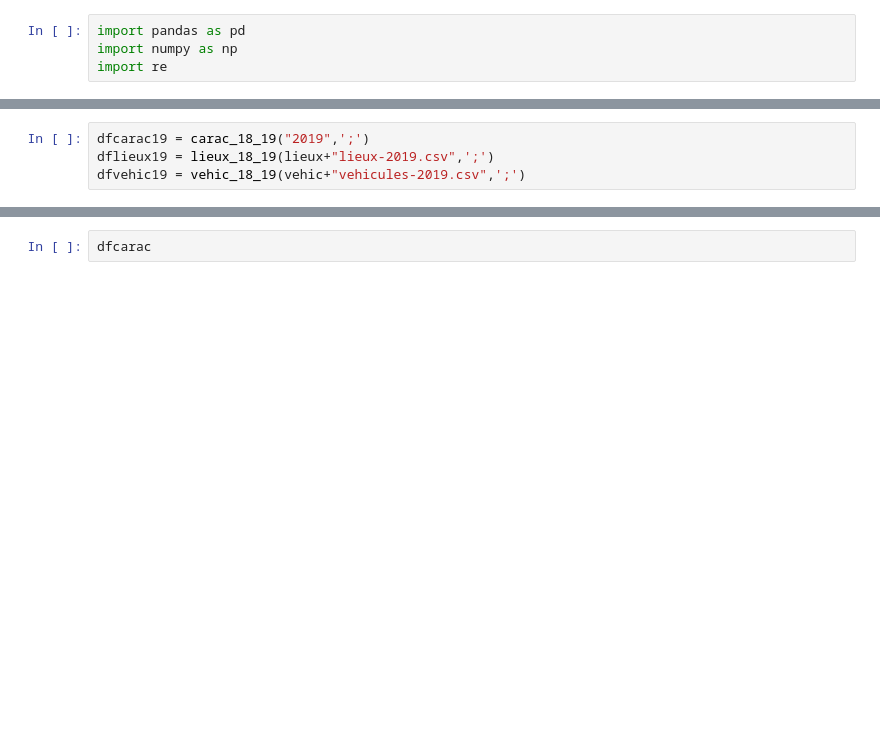
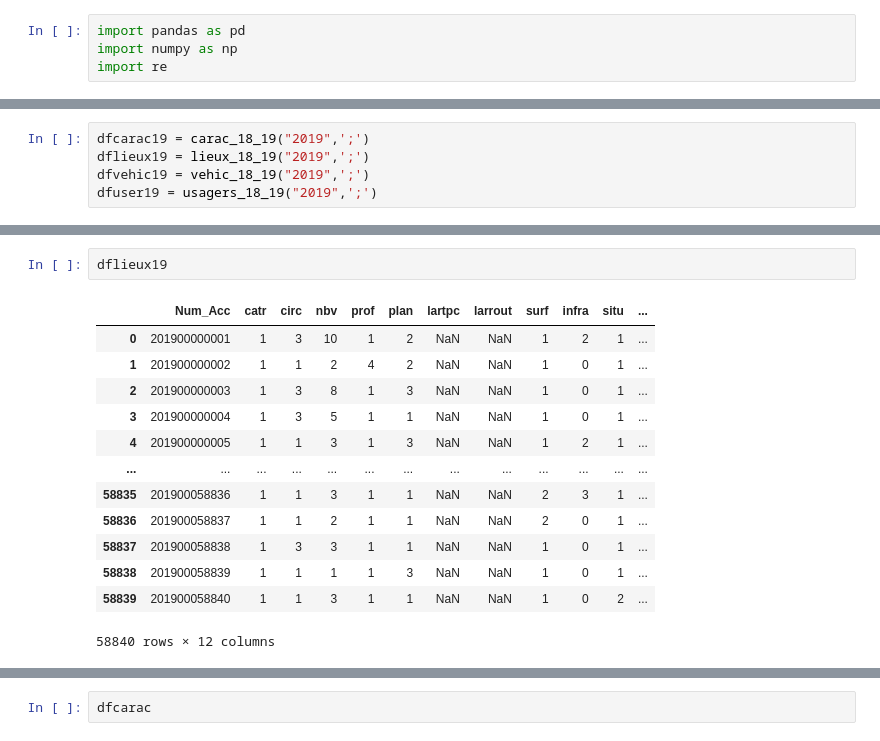
Before and after one commit to Ryadm/SD701-Projet-Accidentologie, a Jupyter notebook: Projet notebook.ipynb, the cells around one changed output, grey strips where cells are left out. Cells and saved outputs as stored; diff of their text form; blank space fills up the shorter version.

```diff
--- a/Projet notebook.ipynb
+++ b/Projet notebook.ipynb
@@ -48,7 +54,8 @@ def vehic_18_19(file,sep):
 # %%
 dfcarac19 = carac_18_19("2019",';')
-dflieux19 = lieux_18_19(lieux+"lieux-2019.csv",';')
-dfvehic19 = vehic_18_19(vehic+"vehicules-2019.csv",';')
+dflieux19 = lieux_18_19("2019",';')
+dfvehic19 = vehic_18_19("2019",';')
+dfuser19 = usagers_18_19("2019",';')
 # %%
 dfcarac19
 # %% [output]
@@ -68,0 +75,16 @@ dfcarac19
+# %%
+dflieux19
+# %% [output]
+|  | Num_Acc | catr | circ | nbv | prof | plan | lartpc | larrout | surf | infra | situ | ... |
+| 0 | 201900000001 | 1 | 3 | 10 | 1 | 2 | NaN | NaN | 1 | 2 | 1 | ... |
+| 1 | 201900000002 | 1 | 1 | 2 | 4 | 2 | NaN | NaN | 1 | 0 | 1 | ... |
+| 2 | 201900000003 | 1 | 3 | 8 | 1 | 3 | NaN | NaN | 1 | 0 | 1 | ... |
+| 3 | 201900000004 | 1 | 3 | 5 | 1 | 1 | NaN | NaN | 1 | 0 | 1 | ... |
+| 4 | 201900000005 | 1 | 1 | 3 | 1 | 3 | NaN | NaN | 1 | 2 | 1 | ... |
+| ... | ... | ... | ... | ... | ... | ... | ... | ... | ... | ... | ... | ... |
+| 58835 | 201900058836 | 1 | 1 | 3 | 1 | 1 | NaN | NaN | 2 | 3 | 1 | ... |
+| 58836 | 201900058837 | 1 | 1 | 2 | 1 | 1 | NaN | NaN | 2 | 0 | 1 | ... |
+| 58837 | 201900058838 | 1 | 3 | 3 | 1 | 1 | NaN | NaN | 1 | 0 | 1 | ... |
+| 58838 | 201900058839 | 1 | 1 | 1 | 1 | 3 | NaN | NaN | 1 | 0 | 1 | ... |
+| 58839 | 201900058840 | 1 | 1 | 3 | 1 | 1 | NaN | NaN | 1 | 0 | 2 | ... |
+58840 rows × 12 columns
```
Also changed, not shown: parts of 6 cells of this notebook.
